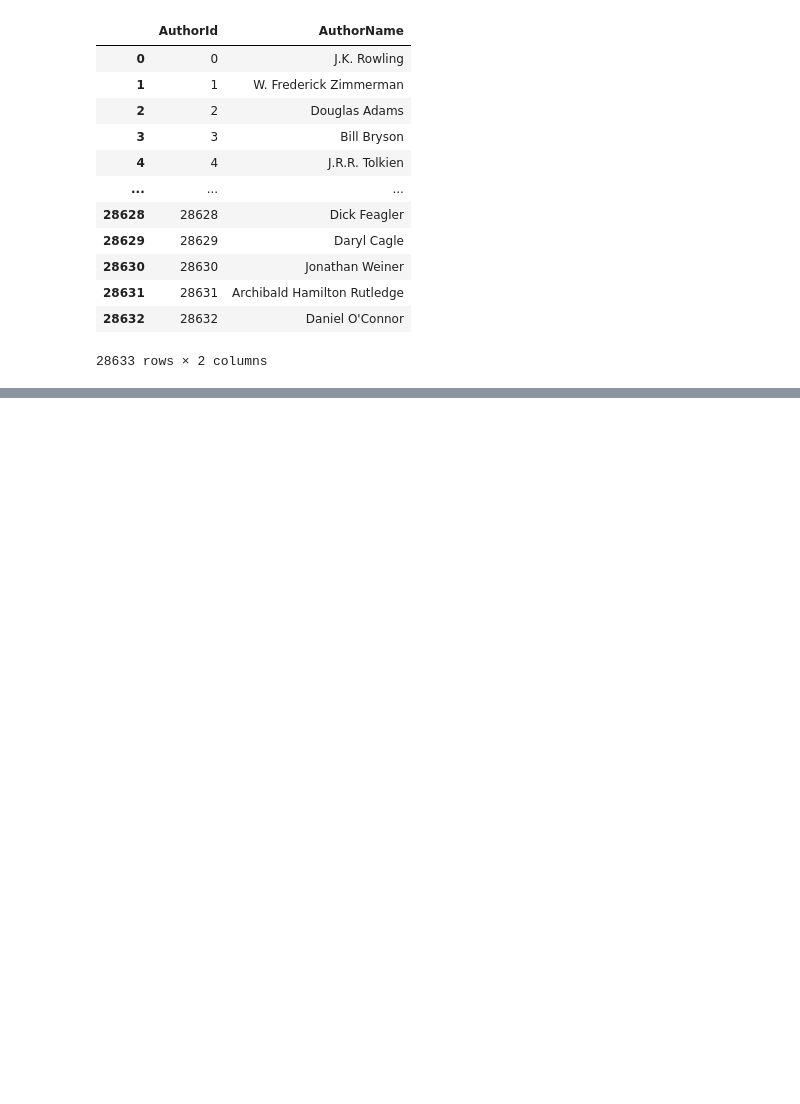
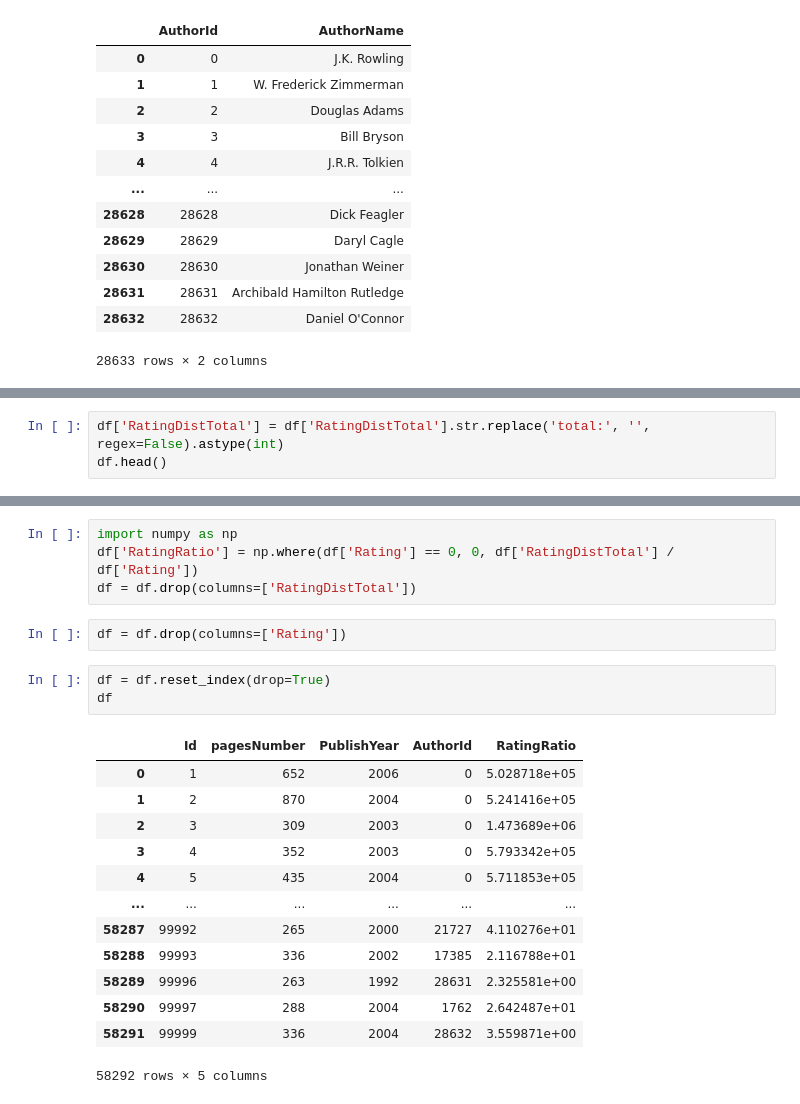
Before and after one commit to PhilippStahlbergGit/DAT251_project_library_app, a Jupyter notebook: DAT251_recommendations_system_.ipynb, the cells around one changed output, grey strips where cells are left out. Saved outputs shown, nothing was run; the diff lists cells and outputs as text; blank space fills up the shorter version.

```diff
--- a/DAT251_recommendations_system_.ipynb
+++ b/DAT251_recommendations_system_.ipynb
@@ -207,0 +204,3 @@ dfs
+# %%
+df['RatingDistTotal'] = df['RatingDistTotal'].str.replace('total:', '', regex=False).astype(int)
+df.head()
@@ -207,0 +214,23 @@ dfs
+# %%
+import numpy as np
+df['RatingRatio'] = np.where(df['Rating'] == 0, 0, df['RatingDistTotal'] / df['Rating'])
+df = df.drop(columns=['RatingDistTotal'])
+# %%
+df = df.drop(columns=['Rating'])
+# %%
+df = df.reset_index(drop=True)
+df
+# %% [output]
+|  | Id | pagesNumber | PublishYear | AuthorId | RatingRatio |
+| 0 | 1 | 652 | 2006 | 0 | 5.028718e+05 |
+| 1 | 2 | 870 | 2004 | 0 | 5.241416e+05 |
+| 2 | 3 | 309 | 2003 | 0 | 1.473689e+06 |
+| 3 | 4 | 352 | 2003 | 0 | 5.793342e+05 |
+| 4 | 5 | 435 | 2004 | 0 | 5.711853e+05 |
+| ... | ... | ... | ... | ... | ... |
+| 58287 | 99992 | 265 | 2000 | 21727 | 4.110276e+01 |
+| 58288 | 99993 | 336 | 2002 | 17385 | 2.116788e+01 |
+| 58289 | 99996 | 263 | 1992 | 28631 | 2.325581e+00 |
+| 58290 | 99997 | 288 | 2004 | 1762 | 2.642487e+01 |
+| 58291 | 99999 | 336 | 2004 | 28632 | 3.559871e+00 |
+58292 rows × 5 columns
```
Also changed, not shown: parts of 14 cells of this notebook.
